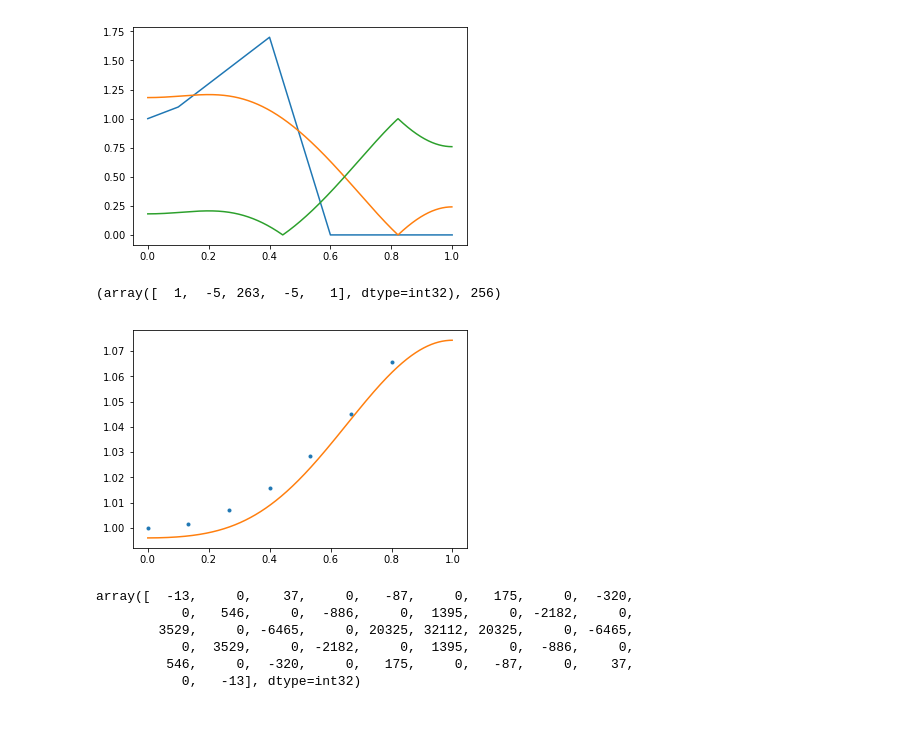
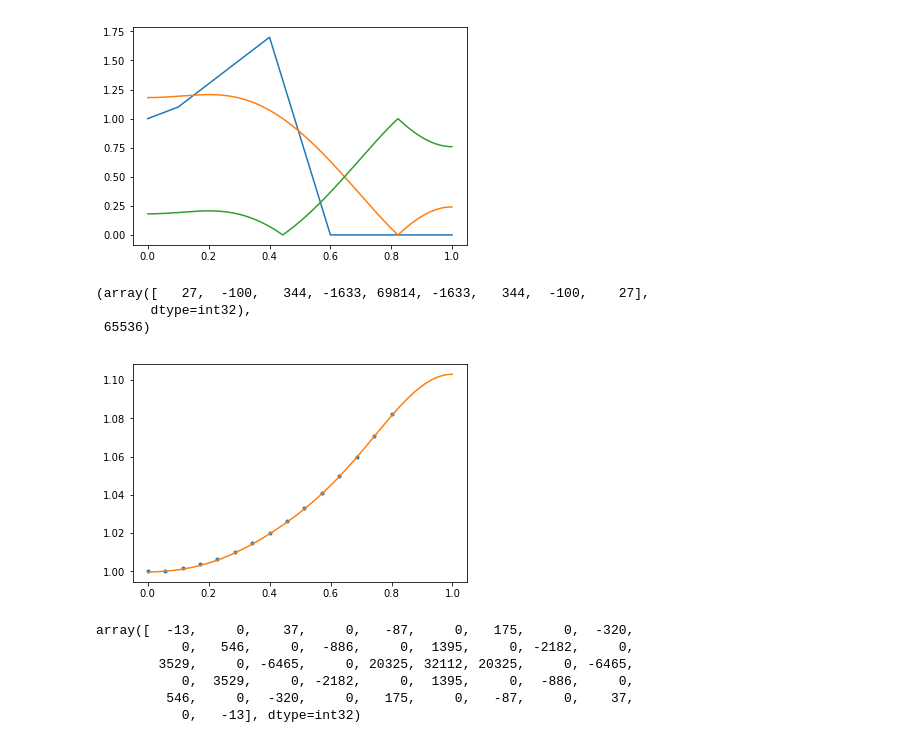
Before and after one commit to quartiq/phaser, a Jupyter notebook: filter.ipynb, the cells around one changed output. Saved outputs shown, nothing was run; the diff lists cells and outputs as text; code cells hidden in the pictures.

```diff
--- a/filter.ipynb
+++ b/filter.ipynb
@@ -196,6 +196,14 @@ ax[1].set_ylim(-.6, 0)
 # %%
 class Process:
     rate = 1
+
+
+class Gain(Process):
+    def __init__(self, g):
+        self.gain = g
+
+    def __call__(self, x):
+        return x*self.gain
 
 
 class US(Process):
@@ -354,38 +362,44 @@ FIR(f(b)).plot_freq(plt.gca())
 # %%
 # CIC droop compensation filter
 
-s = np.linspace(1e-9, .4*2, 7)
+s = np.linspace(1e-9, .4*2, 15)
+
 rm, n, k = 4, 7, 8*2
 h = (np.sin(np.pi*rm*s/k)/(rm*np.sin(np.pi*s/k)))**n
 rm, n, k = 8, 6, 64/3*2
 h = h*(np.sin(np.pi*rm*s/k)/(rm*np.sin(np.pi*s/k)))**n
 
 rm, n, k = 8, 7, 64/3*2
 h = (np.sin(np.pi*rm*s/k)/(rm*np.sin(np.pi*s/k)))**n
 
 rm, n, k = 5, 4, 20/1.*2
 h = (np.sin(np.pi*rm*s/k)/(rm*np.sin(np.pi*s/k)))**n
 
+rm, n, k = 5, 5, 20/1.*2
+h = (np.sin(np.pi*rm*s/k)/(rm*np.sin(np.pi*s/k)))**n
+
 #rm, n, k = 8*4, 8, 4*8*4
 #h = (np.sin(np.pi*rm*s/k)/(rm*np.sin(np.pi*s/k)))**n
 
 plt.plot(s, 1/np.absolute(h), ".")
 
 ciccomp = FIR(signal.firls(
-    5,
+    9,
     np.repeat(s, 2)[1:-1],
     1/np.absolute(np.repeat(h, 2)[1:-1])
 ))
 #ciccomp.b /= ciccomp.b.sum()
-ciccomp.b *= .997
+ciccomp.b *= .9995*(2.**7/5**3)
 #ciccomp.b *= 1/ciccomp.b[len(ciccomp.b)//2]
-ciccomp.quantize(1 << 8)
+ciccomp.quantize(1 << 16)
 #ciccomp.b[3] -= 3
-ciccomp.plot_freq(plt.gca(), inset=False)
+FIR(Gain(5**3/2.**7)(ciccomp([1.]))).plot_freq(plt.gca(), inset=False)
 ciccomp.b, ciccomp.a
 # %% [output]
-(array([  1,  -5, 263,  -5,   1], dtype=int32), 256)
+(array([   27,  -100,   344, -1633, 69814, -1633,   344,  -100,    27],
+       dtype=int32),
+ 65536)
-[figure, old version]
+[figure, new version]
 # %%
 # tweaking passband gain
 plt.yscale("log")
```
Also changed, not shown: parts of 6 cells of this notebook.
